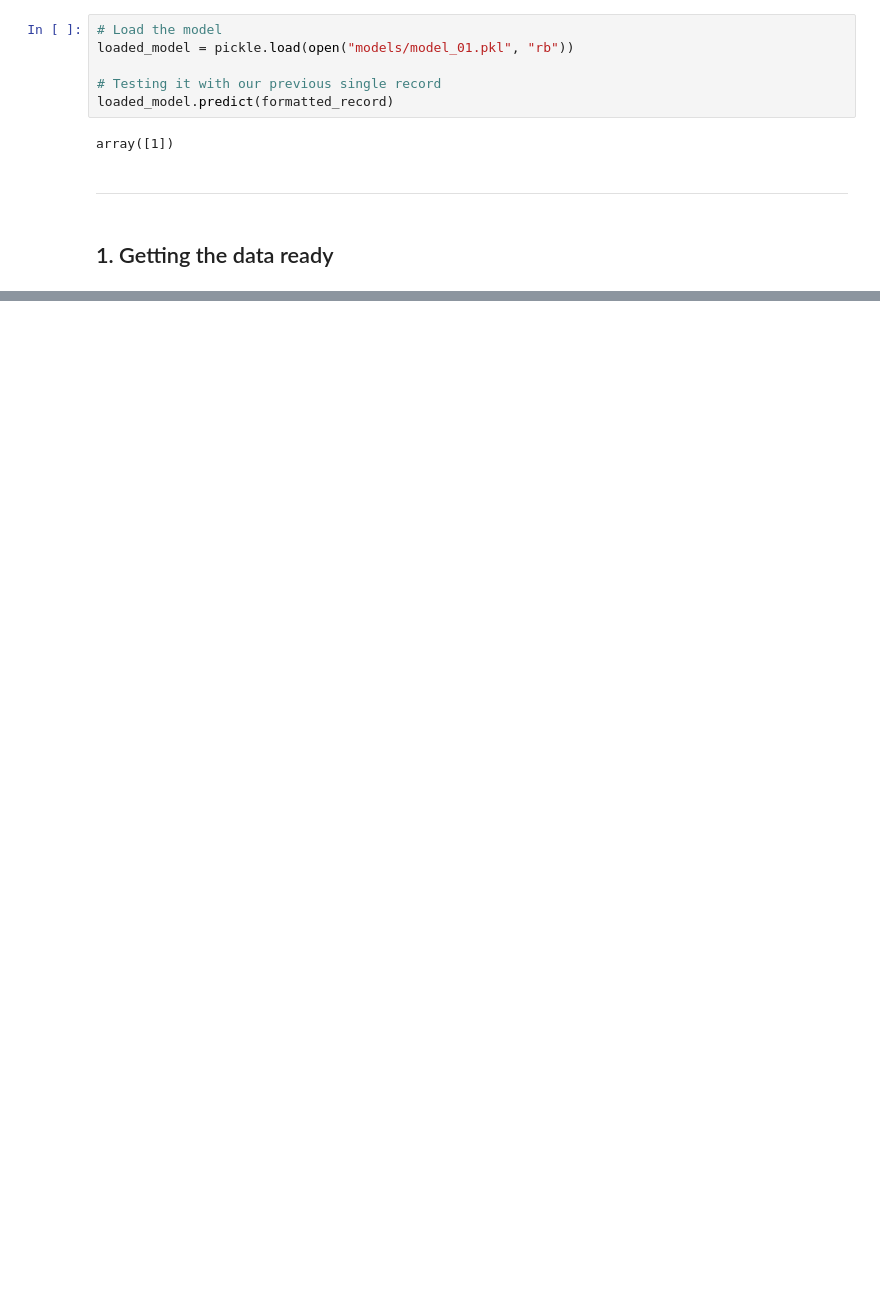
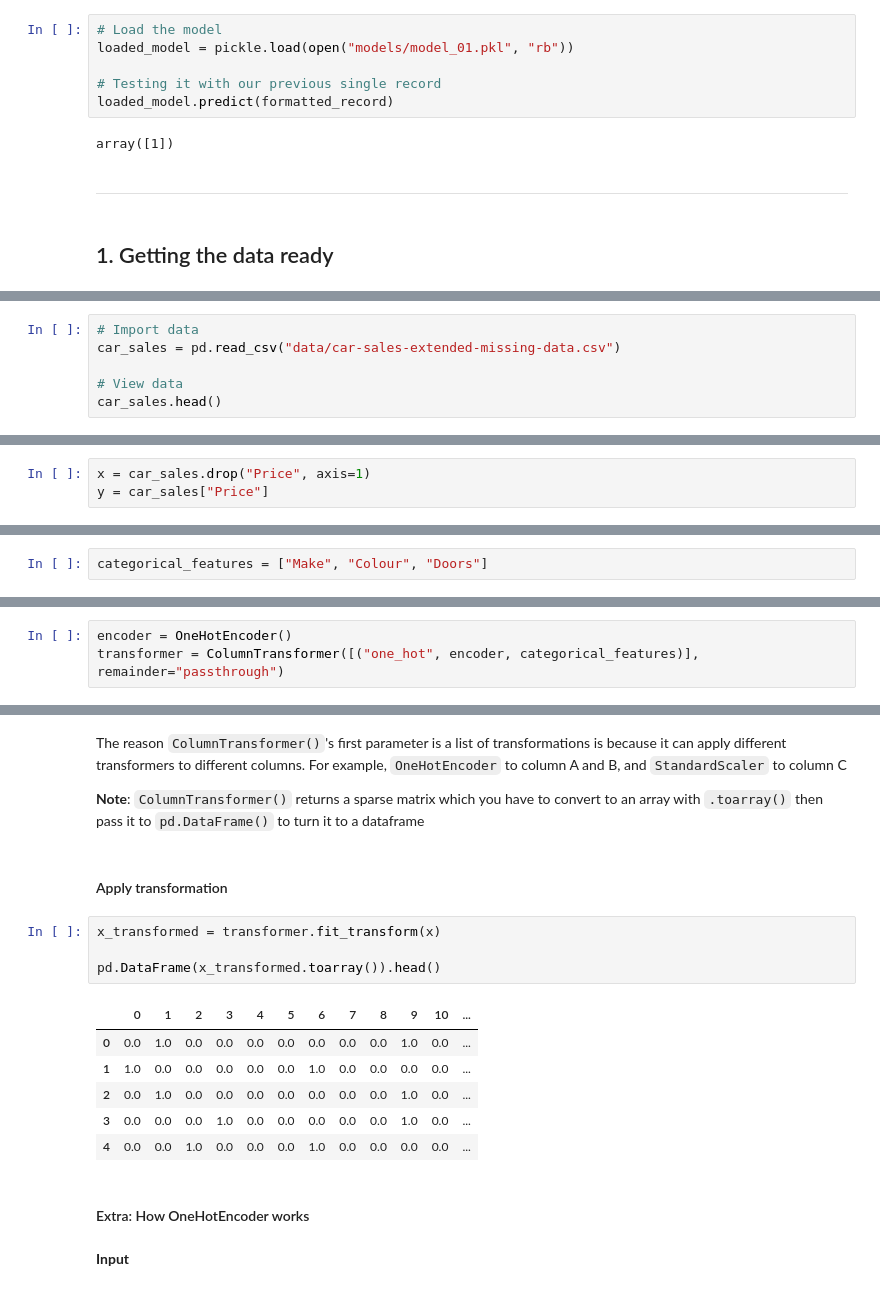
Before and after one commit to yazeedmomani/machine-learning, a Jupyter notebook: 04_scikit-learn.ipynb, the cells around one changed output, grey strips where cells are left out. Cells and saved outputs as stored; diff of their text form; blank space fills up the shorter version.

Commit message:
Complete half of getting data ready

```diff
--- a/04_scikit-learn.ipynb
+++ b/04_scikit-learn.ipynb
@@ -259,0 +268,6 @@ ___
+# %%
+# Import data
+car_sales = pd.read_csv("data/car-sales-extended-missing-data.csv")
+
+# View data
+car_sales.head()
@@ -259,0 +285,3 @@ ___
+# %%
+x = car_sales.drop("Price", axis=1)
+y = car_sales["Price"]
@@ -259,0 +320,2 @@ ___
+# %%
+categorical_features = ["Make", "Colour", "Doors"]
@@ -259,0 +326,3 @@ ___
+# %%
+encoder = OneHotEncoder()
+transformer = ColumnTransformer([("one_hot", encoder, categorical_features)], remainder="passthrough")
@@ -259,0 +336,21 @@ ___
+# %% [markdown]
+The reason `ColumnTransformer()`'s first parameter is a list of transformations is because it can apply different transformers to different columns. For example, `OneHotEncoder` to column A and B, and `StandardScaler` to column C
+
+**Note**: `ColumnTransformer()` returns a sparse matrix which you have to convert to an array with `.toarray()` then pass it to `pd.DataFrame()` to turn it to a dataframe
+# %% [markdown]
+#### Apply transformation
+# %%
+x_transformed = transformer.fit_transform(x)
+
+pd.DataFrame(x_transformed.toarray()).head()
+# %% [output]
+|  | 0 | 1 | 2 | 3 | 4 | 5 | 6 | 7 | 8 | 9 | 10 | ... |
+| 0 | 0.0 | 1.0 | 0.0 | 0.0 | 0.0 | 0.0 | 0.0 | 0.0 | 0.0 | 1.0 | 0.0 | ... |
+| 1 | 1.0 | 0.0 | 0.0 | 0.0 | 0.0 | 0.0 | 1.0 | 0.0 | 0.0 | 0.0 | 0.0 | ... |
+| 2 | 0.0 | 1.0 | 0.0 | 0.0 | 0.0 | 0.0 | 0.0 | 0.0 | 0.0 | 1.0 | 0.0 | ... |
+| 3 | 0.0 | 0.0 | 0.0 | 1.0 | 0.0 | 0.0 | 0.0 | 0.0 | 0.0 | 1.0 | 0.0 | ... |
+| 4 | 0.0 | 0.0 | 1.0 | 0.0 | 0.0 | 0.0 | 1.0 | 0.0 | 0.0 | 0.0 | 0.0 | ... |
+# %% [markdown]
+#### Extra: How OneHotEncoder works
+# %% [markdown]
+**Input**
```
Also changed, not shown: parts of 28 cells of this notebook, 2 other files.
